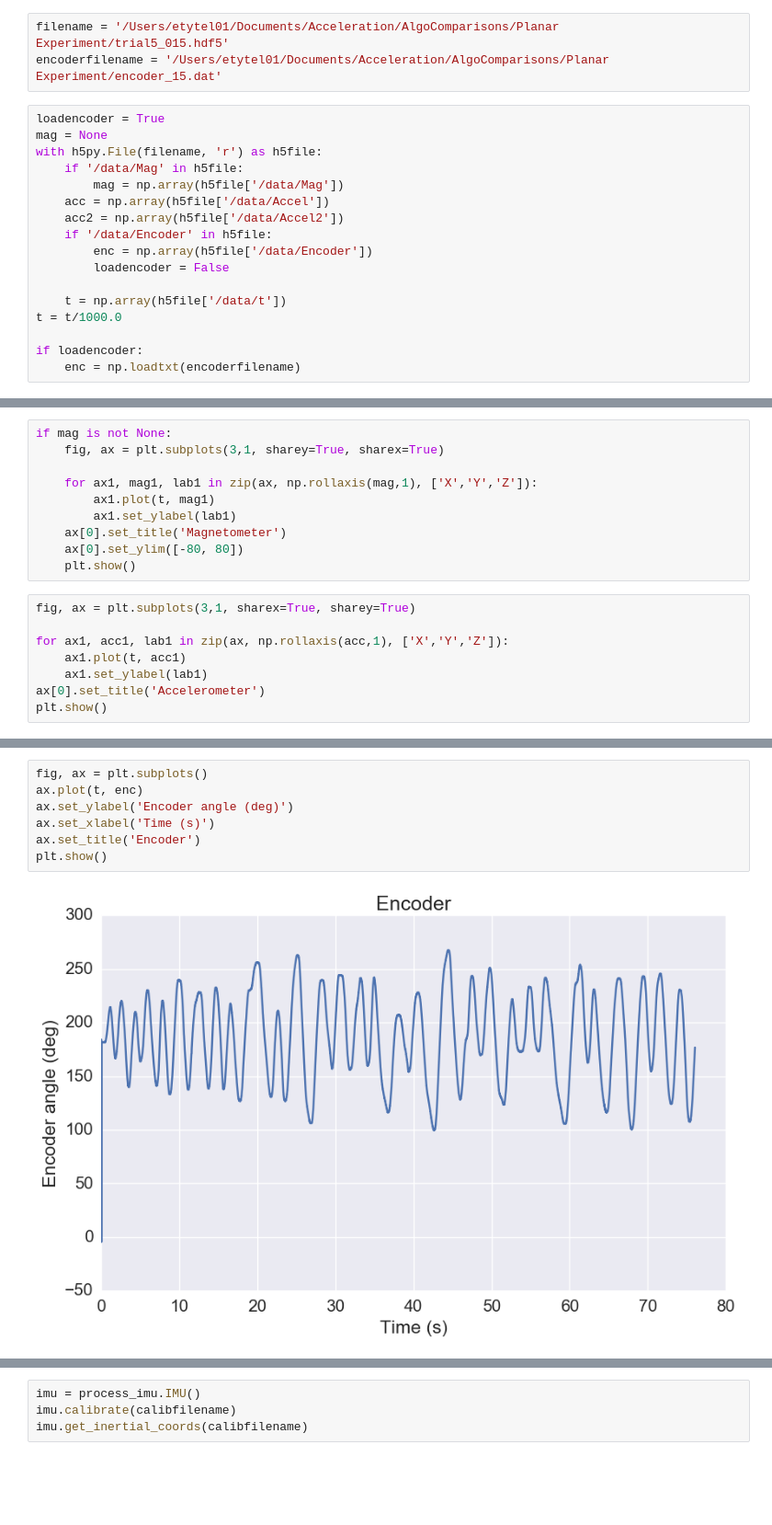
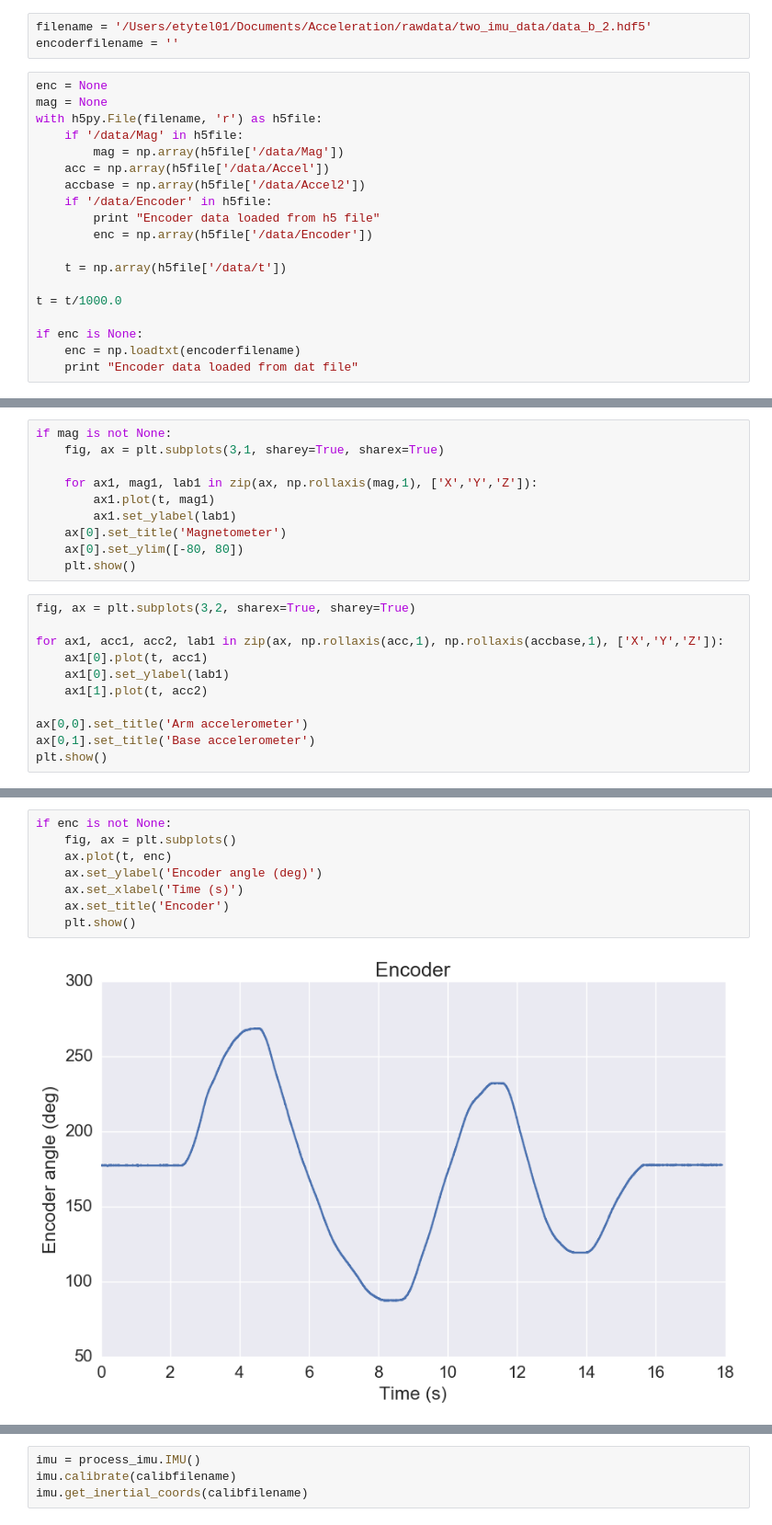
Before and after one commit to tytell/accelmat, a Jupyter notebook: check_rig_data.ipynb, the cells around one changed output, grey strips where cells are left out. Shown: that part at 92% size. Drawn from its saved outputs; the diff is of its cells as text; blank space fills up the shorter version.

```diff
--- a/check_rig_data.ipynb
+++ b/check_rig_data.ipynb
@@ -32,20 +32,22 @@ calibfilename = '/Users/etytel01/Documents/Acceleration/AlgoComparisons/Planar E
 # %%
-filename = '/Users/etytel01/Documents/Acceleration/AlgoComparisons/Planar Experiment/trial5_015.hdf5'
-encoderfilename = '/Users/etytel01/Documents/Acceleration/AlgoComparisons/Planar Experiment/encoder_15.dat'
+filename = '/Users/etytel01/Documents/Acceleration/rawdata/two_imu_data/data_b_2.hdf5'
+encoderfilename = ''
 # %%
-loadencoder = True
+enc = None
 mag = None
 with h5py.File(filename, 'r') as h5file:
     if '/data/Mag' in h5file:
         mag = np.array(h5file['/data/Mag'])
     acc = np.array(h5file['/data/Accel'])
-    acc2 = np.array(h5file['/data/Accel2'])
+    accbase = np.array(h5file['/data/Accel2'])
     if '/data/Encoder' in h5file:
+        print "Encoder data loaded from h5 file"
         enc = np.array(h5file['/data/Encoder'])
-        loadencoder = False
 
     t = np.array(h5file['/data/t'])
+
 t = t/1000.0
 
-if loadencoder:
+if enc is None:
     enc = np.loadtxt(encoderfilename)
+    print "Encoder data loaded from dat file"
@@ -65,11 +68,14 @@ if mag is not None:
     ax[0].set_ylim([-80, 80])
     plt.show()
 # %%
-fig, ax = plt.subplots(3,1, sharex=True, sharey=True)
+fig, ax = plt.subplots(3,2, sharex=True, sharey=True)
 
-for ax1, acc1, lab1 in zip(ax, np.rollaxis(acc,1), ['X','Y','Z']):
-    ax1.plot(t, acc1)
-    ax1.set_ylabel(lab1)
-ax[0].set_title('Accelerometer')
+for ax1, acc1, acc2, lab1 in zip(ax, np.rollaxis(acc,1), np.rollaxis(accbase,1), ['X','Y','Z']):
+    ax1[0].plot(t, acc1)
+    ax1[0].set_ylabel(lab1)
+    ax1[1].plot(t, acc2)
+
+ax[0,0].set_title('Arm accelerometer')
+ax[0,1].set_title('Base accelerometer')
 plt.show()
 # %% [output]
@@ -77,9 +85,10 @@ plt.show()
 # %%
-fig, ax = plt.subplots()
-ax.plot(t, enc)
-ax.set_ylabel('Encoder angle (deg)')
-ax.set_xlabel('Time (s)')
-ax.set_title('Encoder')
-plt.show()
+if enc is not None:
+    fig, ax = plt.subplots()
+    ax.plot(t, enc)
+    ax.set_ylabel('Encoder angle (deg)')
+    ax.set_xlabel('Time (s)')
+    ax.set_title('Encoder')
+    plt.show()
 # %% [output]
-[figure, old version]
+[figure, new version]
```
Also changed, not shown: parts of 39 cells of this notebook, 6 other files.
